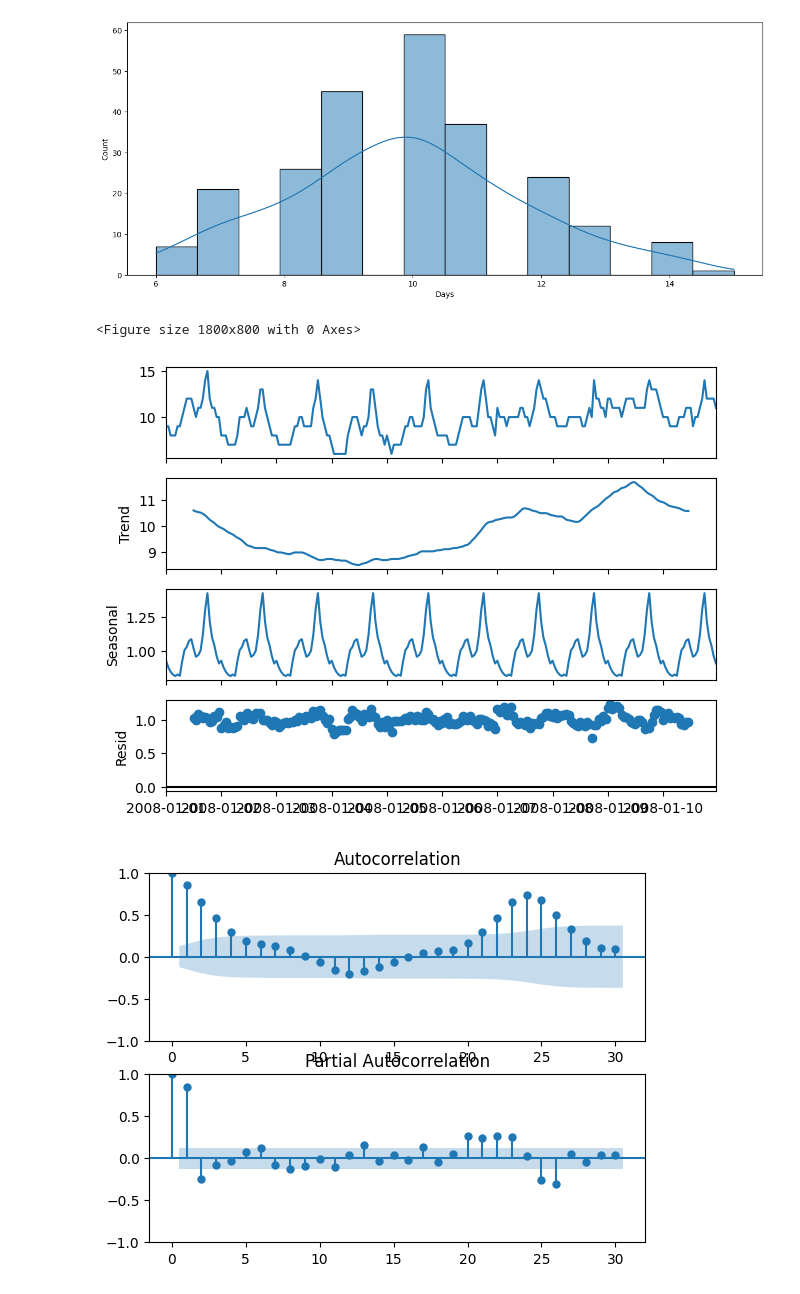
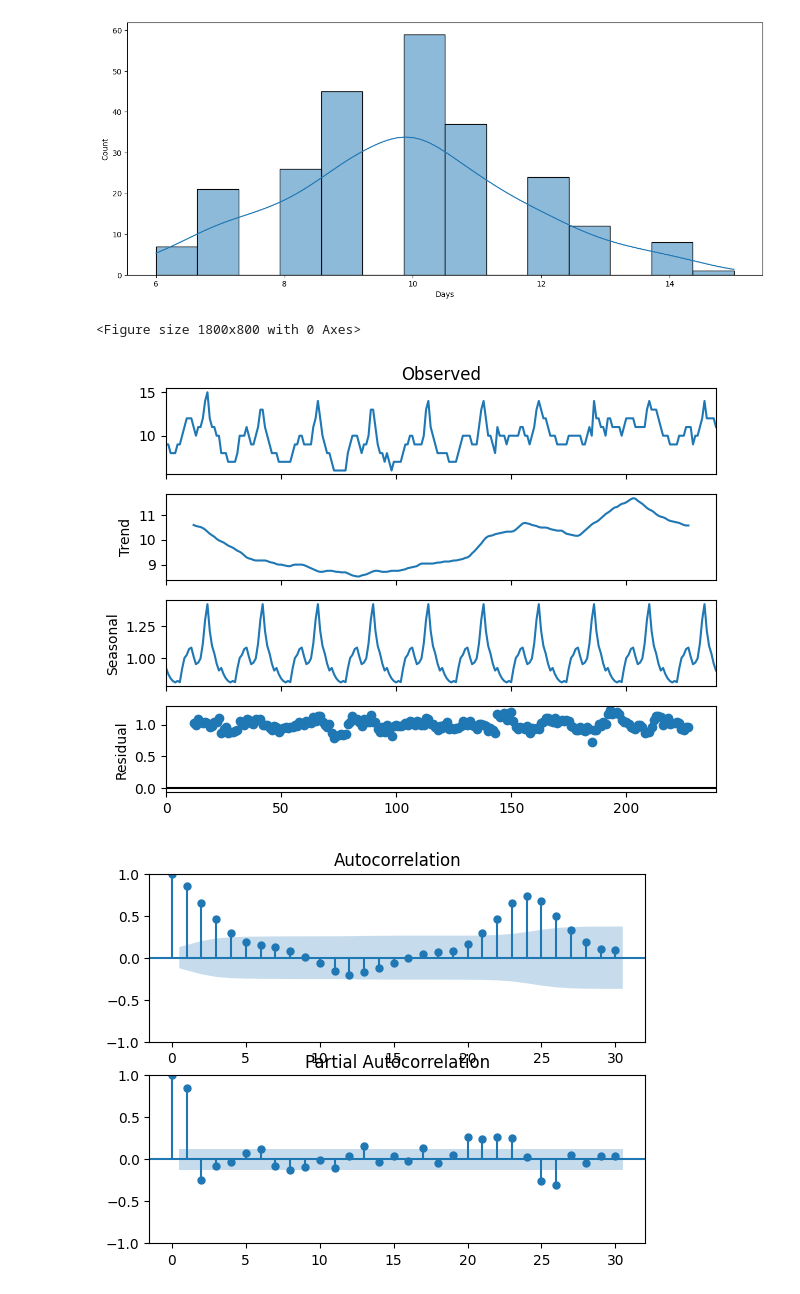
Before and after one commit to Millares95/Investigation_Code, a Jupyter notebook: ultimate_ARIMA_Forcast.ipynb, the cells around one changed output. Saved outputs shown, nothing was run; the diff lists cells and outputs as text; code cells hidden in the pictures.

```diff
--- a/ultimate_ARIMA_Forcast.ipynb
+++ b/ultimate_ARIMA_Forcast.ipynb
@@ -247,21 +253,15 @@ plt.show()
 # %% [output]
 [figure]
 # %%
- #?Create an objet pd.Serie whit array
-Serie = pd.Series(dataToFit)
-
-#? Establish the limit in time
-Serie.index = pd.date_range(start = '2008-01-01',periods=len(dataToFit), freq='H')
-
-#? Stationary decomposition
-decomposition = sm.tsa.seasonal_decompose(Serie, model='multiplicative')
-#? Plot decomposition
+ #? Decomposition  of a array
+decomposition = sm.tsa.seasonal_decompose(dataToFit, model='multiplicative',period=24)
+#? Plot data
 plt.figure(figsize=(18,8))
 decomposition.plot()
 plt.show()
 # %% [output]
 <Figure size 1800x800 with 0 Axes>
-[figure, old version]
+[figure, new version]
 # %%
 # ACF & PACF Plots
 plt.figure()
```
Also changed, not shown: parts of 4 cells of this notebook.
